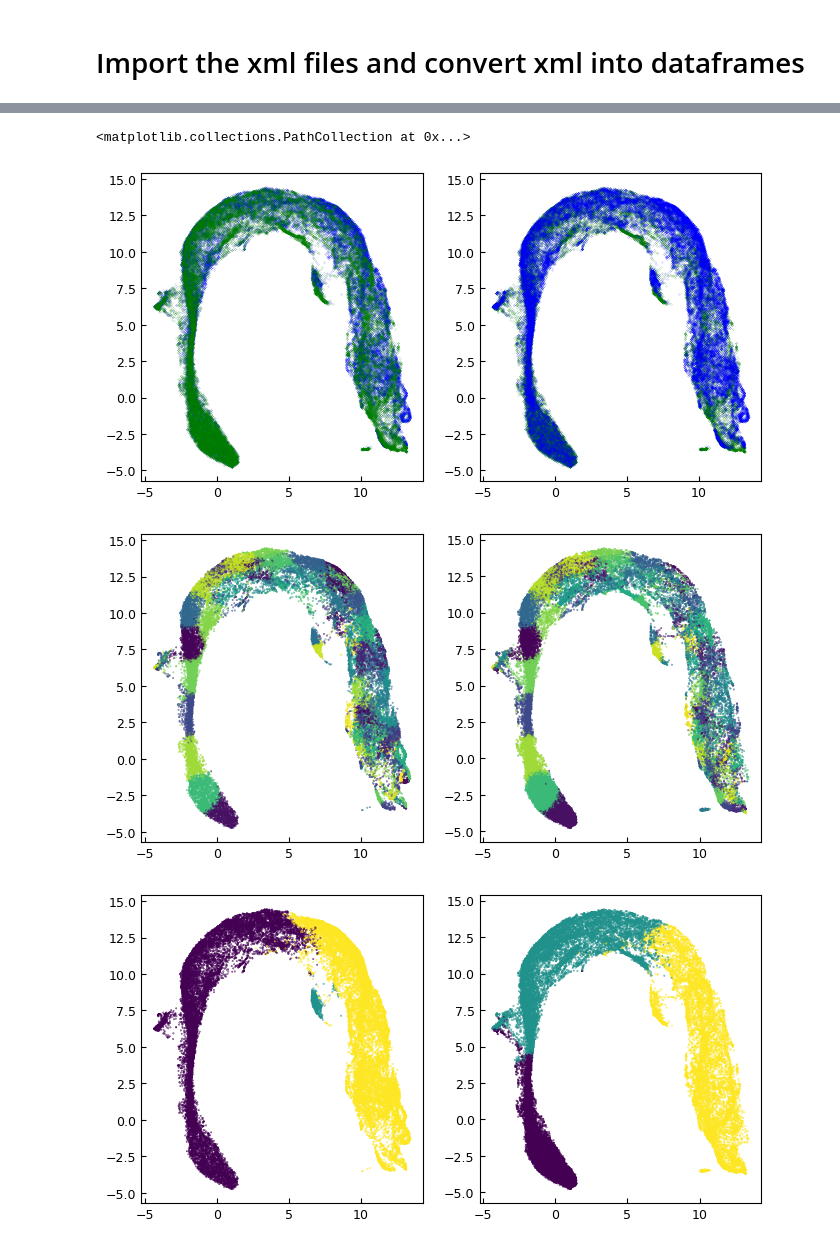
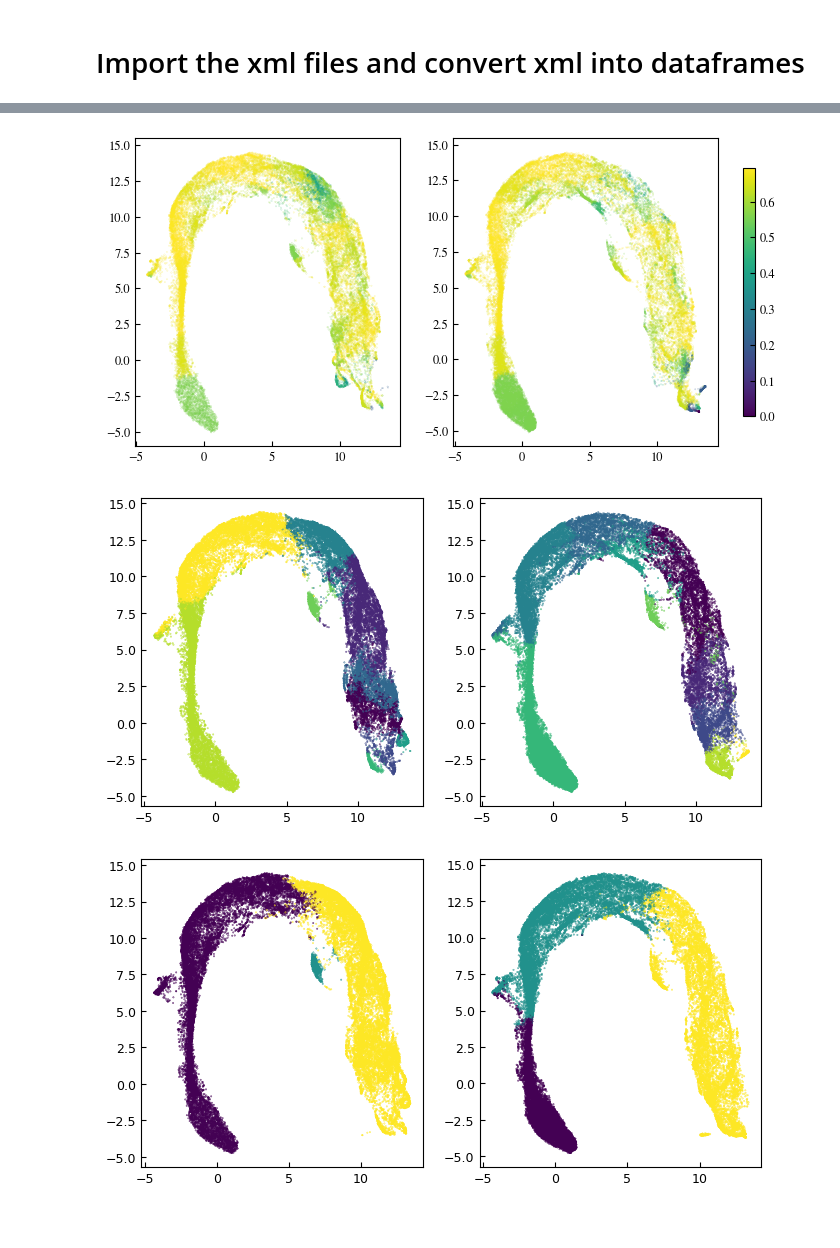
Before and after one commit to HugoLeRoy94/ClusterAnalysis, a Jupyter notebook: notebooks/choano/compare_markov_chain.ipynb, the cells around one changed output, grey strips where cells are left out. Cells and saved outputs as stored; diff of their text form; code cells hidden in the pictures.

```diff
--- a/notebooks/choano/compare_markov_chain.ipynb
+++ b/notebooks/choano/compare_markov_chain.ipynb
@@ -27,8 +35,13 @@ dfs = list()
 for file in xml_files:
     dfs.append(trackmate_xml_to_df(folder+file+ext))
 # %%
-fig,ax = plt.subplots(ncols=len(dfs),figsize=(6*len(dfs),6))
+fig,ax = plt.subplots(ncols=len(dfs),figsize=(4*len(dfs),4))
+titles = ["Before","After"]
 for i in range(len(dfs)):
     for id,track in dfs[i].groupby('Track_ID'):
         ax[i].plot(track['X'],-track['Y'])
+    ax[i].set_xticks([])
+    ax[i].set_yticks([])
+    ax[i].set_title(titles[i])
+fig.savefig('exp_algoriphagus.svg',transparent=True)
 # %% [output]
@@ -36,5 +49,11 @@ for i in range(len(dfs)):
 # %%
 print(dfs[0].head())
+fig,ax = plt.subplots(ncols=2,figsize=(8,4))
+for i,df in enumerate(dfs):
+    traj_lengths = df.groupby('Track_ID').size()
+    ax[i].hist(traj_lengths, bins='auto', color='skyblue', edgecolor='black')
+    ax[i].set_ylabel('Proba')
+    ax[i].set_xlabel('trajectory length')
 # %% [output]
      Spot_ID  Track_ID  Frame           X            Y    Z
 0       2178         0      0  400.400844  1634.425105  0.0
@@ -58,8 +78,8 @@ embs = list()
 for df in dfs:
     embs.append(EmbeddingTrans(df, columns=columns_abs,columns_translated = columns_translated,ID_NAME=id))
 # %%
-Klist = [3,5,10,25,50,100]
-nc_list = [10,20,50,100]
+Klist = [3,5,10,25,50,100,200,300]
+nc_list = [10,20,50,100,200,500,1000]
 
 H = np.zeros((len(embs),len(Klist),len(nc_list)),dtype=float)
 
@@ -165,21 +353,41 @@ clt.fit_umap(with_cluster_centers=False)
 # %%
-fig,ax = plt.subplots(ncols=2,figsize=(8,4))
-ax[0].scatter(ak.flatten(clt.reduced_pts[0])[:,0],ak.flatten(clt.reduced_pts[0])[:,1],s=0.01,alpha=1.,c='b')
-ax[0].scatter(ak.flatten(clt.reduced_pts[1])[:,0],ak.flatten(clt.reduced_pts[1])[:,1],s=0.01,alpha=1.,c='g')
+# 1. Calculate the color data for both plots
+c0 = H_mix[9][ak.flatten(clt.labels[0])]
+c1 = H_mix[9][ak.flatten(clt.labels[1])]
 
+# 2. Find the global min and max across both sets
+# Using np.nanmin/max is safer if there are potential NaNs
+vmin = min(np.min(c0), np.min(c1))
+vmax = max(np.max(c0), np.max(c1))
 
-ax[1].scatter(ak.flatten(clt.reduced_pts[1])[:,0],ak.flatten(clt.reduced_pts[1])[:,1],s=0.01,alpha=1.,c='g')
-ax[1].scatter(ak.flatten(clt.reduced_pts[0])[:,0],ak.flatten(clt.reduced_pts[0])[:,1],s=0.01,alpha=1.,c='b')
+fig, ax = plt.subplots(ncols=2, figsize=(8, 4))
+
+# 3. Apply vmin and vmax to both plots
+im0 = ax[0].scatter(
+    ak.flatten(clt.reduced_pts[0])[:,0],
+    ak.flatten(clt.reduced_pts[0])[:,1],
+    s=0.01, alpha=1., c=c0, vmin=vmin, vmax=vmax
+)
+
+im1 = ax[1].scatter(
+    ak.flatten(clt.reduced_pts[1])[:,0],
+    ak.flatten(clt.reduced_pts[1])[:,1],
+    s=0.01, alpha=1., c=c1, vmin=vmin, vmax=vmax
+)
+
+# Optional: Add a single colorbar for both plots
+fig.colorbar(im1, ax=ax, orientation='vertical', fraction=0.02, pad=0.04)
+
+plt.show()
 # %% [output]
-<matplotlib.collections.PathCollection at 0x...>
-[figure, old version]
+[figure, new version]
 # %%
 fig,ax = plt.subplots(ncols=2,figsize=(8,4))
 
 for i in range(2):
-    ax[i].scatter(ak.flatten(clt.reduced_pts[i])[:,0],ak.flatten(clt.reduced_pts[i])[:,1],s=0.1,c = ak.flatten(clt.labels[i]))
+    ax[i].scatter(ak.flatten(clt.reduced_pts[i])[:,0],ak.flatten(clt.reduced_pts[i])[:,1],s=0.1,c = clust_to_partitions[i][embs[i].labels])
 # %% [output]
-[figure, old version]
+[figure, new version]
 # %%
 cluster_to_partition = np.zeros((2,clt.n_clusters), dtype=int)
 
```
Also changed, not shown: parts of 21 cells of this notebook, 5 other files.
